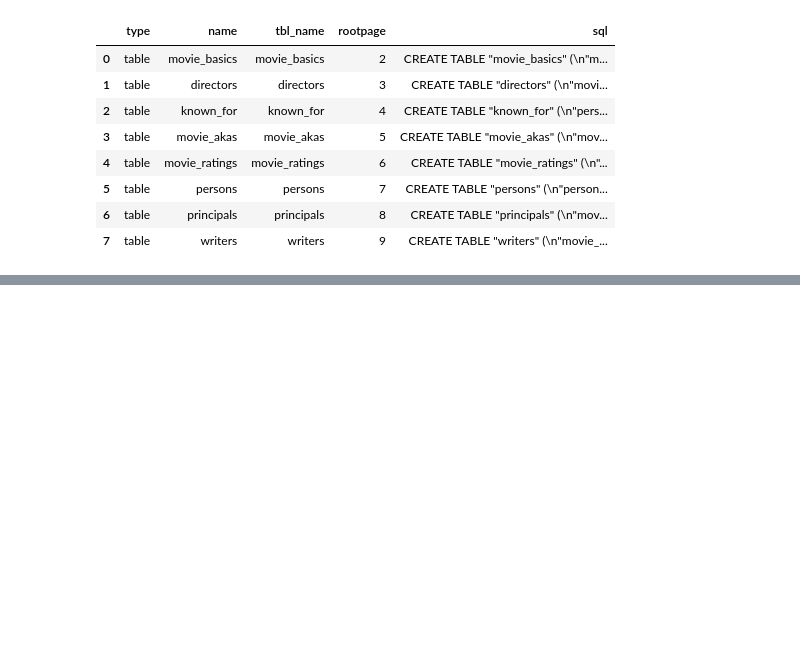
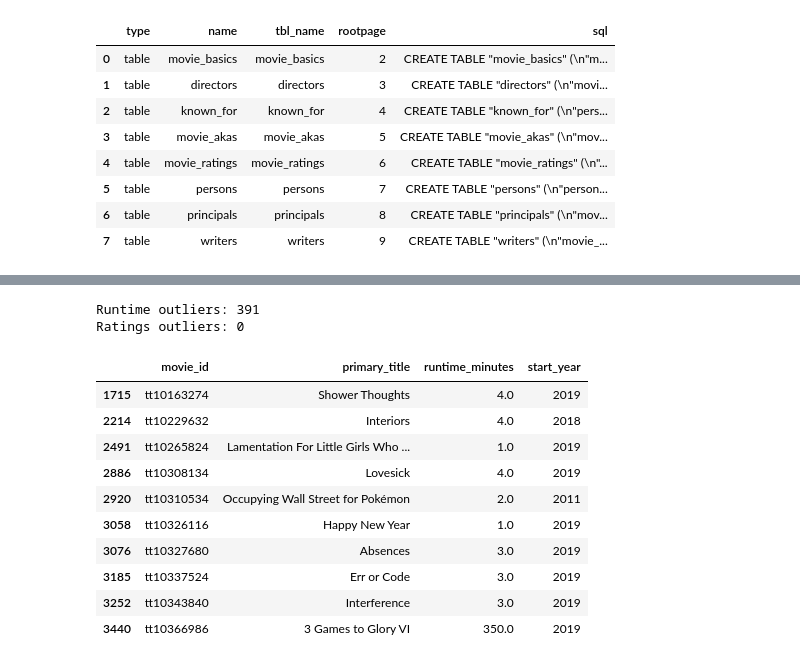
Before and after one commit to Uzmafaheem/Guided-SQL-Series, a Jupyter notebook: lab8.ipynb, the cells around one changed output, grey strips where cells are left out. Cells and saved outputs as stored; diff of their text form; code cells hidden in the pictures; blank space fills up the shorter version.

```diff
--- a/lab8.ipynb
+++ b/lab8.ipynb
@@ -553,0 +606,7 @@ None
+# %%
+p2=""" SELECT m.movie_id, m.averagerating, m.numvotes
+FROM movie_ratings m
+JOIN movie_basics b ON m.movie_id = b.movie_id
+WHERE b.start_year BETWEEN 2010 AND 2019;"""
+df_ratings= pd.read_sql(p2,conn4)
+df_ratings
@@ -553,0 +702,29 @@ None
+# %%
+outliers_runtime = movies_nonnull[
+    (movies_nonnull["runtime_minutes"] < 5) | (movies_nonnull["runtime_minutes"] > 300)
+][["movie_id", "primary_title", "runtime_minutes", "start_year"]]
+
+movies_ratings = pd.merge(movies_nonnull, ratings_nonnull, on="movie_id", how="inner")
+
+outliers_ratings = movies_ratings[
+    (movies_ratings["averagerating"] < 1) | (movies_ratings["averagerating"] > 10)
+][["movie_id", "primary_title", "averagerating", "numvotes", "start_year"]]
+
+print("Runtime outliers:", len(outliers_runtime))
+print("Ratings outliers:", len(outliers_ratings))
+
+outliers_runtime.head(10)
+# %% [output]
+Runtime outliers: 391
+Ratings outliers: 0
+|  | movie_id | primary_title | runtime_minutes | start_year |
+| 1715 | tt10163274 | Shower Thoughts | 4.0 | 2019 |
+| 2214 | tt10229632 | Interiors | 4.0 | 2018 |
+| 2491 | tt10265824 | Lamentation For Little Girls Who ... | 1.0 | 2019 |
+| 2886 | tt10308134 | Lovesick | 4.0 | 2019 |
+| 2920 | tt10310534 | Occupying Wall Street for Pokémon | 2.0 | 2011 |
+| 3058 | tt10326116 | Happy New Year | 1.0 | 2019 |
+| 3076 | tt10327680 | Absences | 3.0 | 2019 |
+| 3185 | tt10337524 | Err or Code | 3.0 | 2019 |
+| 3252 | tt10343840 | Interference | 3.0 | 2019 |
+| 3440 | tt10366986 | 3 Games to Glory VI | 350.0 | 2019 |
```
Also changed, not shown: parts of 14 cells of this notebook.
